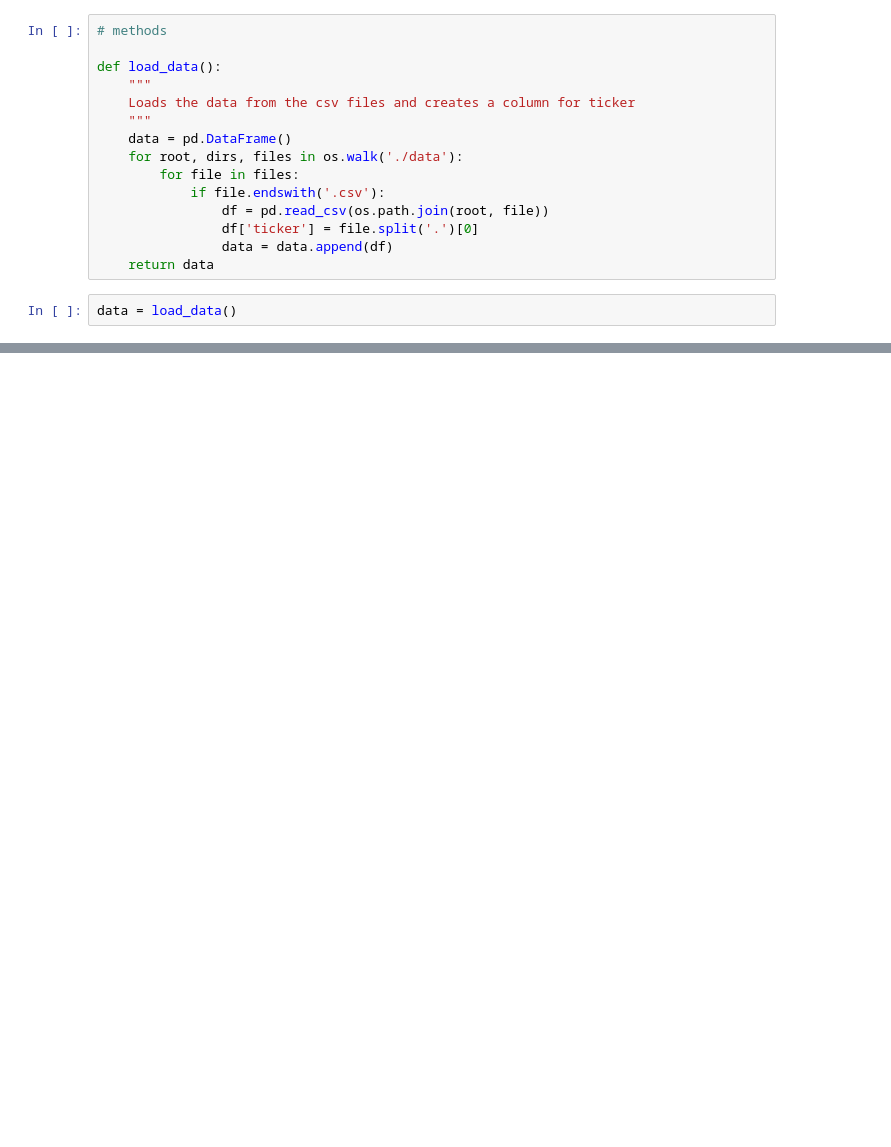
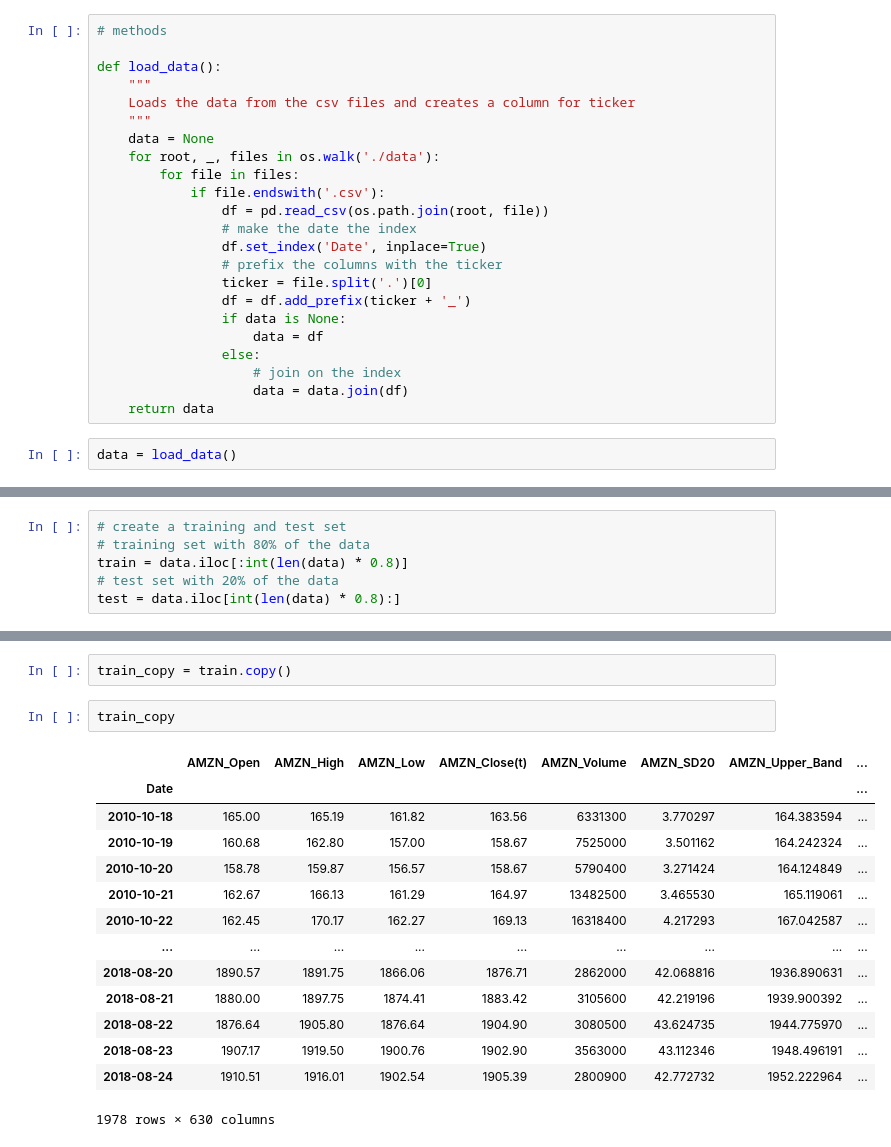
Before and after one commit to nikovacs/ML_Final_Project, a Jupyter notebook: stock_price_predictions.ipynb, the cells around one changed output, grey strips where cells are left out. Drawn from its saved outputs; the diff is of its cells as text; blank space fills up the shorter version.

```diff
--- a/stock_price_predictions.ipynb
+++ b/stock_price_predictions.ipynb
@@ -51,13 +71,21 @@ def load_data():
     """
     Loads the data from the csv files and creates a column for ticker
     """
-    data = pd.DataFrame()
-    for root, dirs, files in os.walk('./data'):
+    data = None
+    for root, _, files in os.walk('./data'):
         for file in files:
             if file.endswith('.csv'):
                 df = pd.read_csv(os.path.join(root, file))
-                df['ticker'] = file.split('.')[0]
-                data = data.append(df)
+                # make the date the index
+                df.set_index('Date', inplace=True)
+                # prefix the columns with the ticker
+                ticker = file.split('.')[0]
+                df = df.add_prefix(ticker + '_')
+                if data is None:
+                    data = df
+                else:
+                    # join on the index
+                    data = data.join(df)
     return data
 # %%
 data = load_data()
@@ -67,0 +92,6 @@ data.shape
+# %%
+# create a training and test set
+# training set with 80% of the data
+train = data.iloc[:int(len(data) * 0.8)]
+# test set with 20% of the data
+test = data.iloc[int(len(data) * 0.8):]
@@ -67,0 +125,19 @@ data.shape
+# %%
+train_copy = train.copy()
+# %%
+train_copy
+# %% [output]
+|  | AMZN_Open | AMZN_High | AMZN_Low | AMZN_Close(t) | AMZN_Volume | AMZN_SD20 | AMZN_Upper_Band | ... |
+| Date |  |  |  |  |  |  |  | ... |
+| 2010-10-18 | 165.00 | 165.19 | 161.82 | 163.56 | 6331300 | 3.770297 | 164.383594 | ... |
+| 2010-10-19 | 160.68 | 162.80 | 157.00 | 158.67 | 7525000 | 3.501162 | 164.242324 | ... |
+| 2010-10-20 | 158.78 | 159.87 | 156.57 | 158.67 | 5790400 | 3.271424 | 164.124849 | ... |
+| 2010-10-21 | 162.67 | 166.13 | 161.29 | 164.97 | 13482500 | 3.465530 | 165.119061 | ... |
+| 2010-10-22 | 162.45 | 170.17 | 162.27 | 169.13 | 16318400 | 4.217293 | 167.042587 | ... |
+| ... | ... | ... | ... | ... | ... | ... | ... | ... |
+| 2018-08-20 | 1890.57 | 1891.75 | 1866.06 | 1876.71 | 2862000 | 42.068816 | 1936.890631 | ... |
+| 2018-08-21 | 1880.00 | 1897.75 | 1874.41 | 1883.42 | 3105600 | 42.219196 | 1939.900392 | ... |
+| 2018-08-22 | 1876.64 | 1905.80 | 1876.64 | 1904.90 | 3080500 | 43.624735 | 1944.775970 | ... |
+| 2018-08-23 | 1907.17 | 1919.50 | 1900.76 | 1902.90 | 3563000 | 43.112346 | 1948.496191 | ... |
+| 2018-08-24 | 1910.51 | 1916.01 | 1902.54 | 1905.39 | 2800900 | 42.772732 | 1952.222964 | ... |
+1978 rows × 630 columns
```
Also changed, not shown: parts of 18 cells of this notebook.
